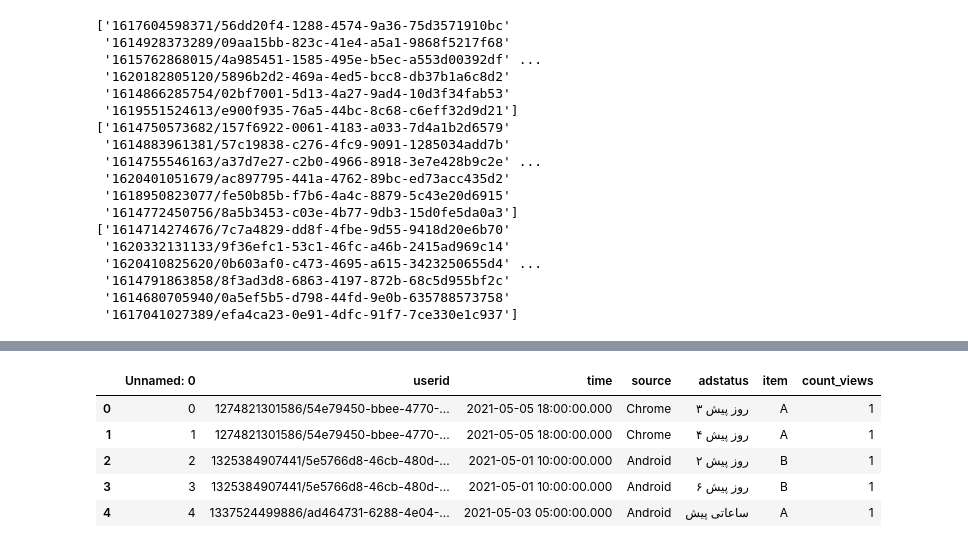
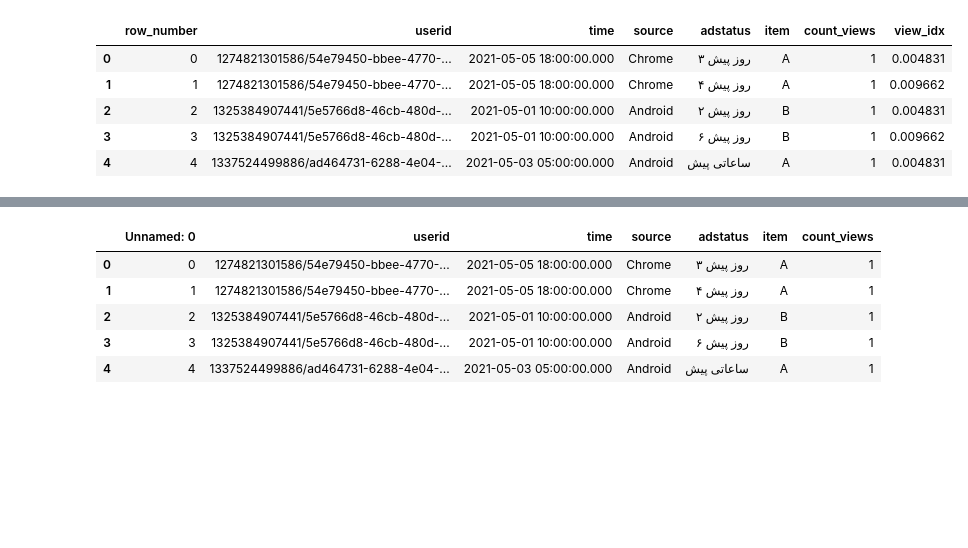
Before and after one commit to sasansharifipour/Spark_Class, a Jupyter notebook: train_sheypoor.ipynb, the cells around one changed output, grey strips where cells are left out. Drawn from its saved outputs; the diff is of its cells as text; code cells hidden in the pictures; blank space fills up the shorter version.

Commit message:
add split data

```diff
--- a/train_sheypoor.ipynb
+++ b/train_sheypoor.ipynb
@@ -26,10 +23,25 @@ Successfully installed category-encoders-2.2.2
 # %%
 import pandas as pd
+from sklearn import preprocessing
 
 data = pd.read_csv('data.csv')
 
 df = pd.DataFrame(data)
 df.rename( columns={'Unnamed: 0':'row_number'}, inplace=True )
+
+view_idx_title = 'view_idx'
+df[view_idx_title] = df.groupby('userid').cumcount() + 1
+max_value = max(df[view_idx_title].values)
+df[view_idx_title] = df[view_idx_title].values / max_value
+
+df.head()
+# %% [output]
+|  | row_number | userid | time | source | adstatus | item | count_views | view_idx |
+| 0 | 0 | 1274821301586/54e79450-bbee-4770-... | 2021-05-05 18:00:00.000 | Chrome | ۳ روز پیش | A | 1 | 0.004831 |
+| 1 | 1 | 1274821301586/54e79450-bbee-4770-... | 2021-05-05 18:00:00.000 | Chrome | ۴ روز پیش | A | 1 | 0.009662 |
+| 2 | 2 | 1325384907441/5e5766d8-46cb-480d-... | 2021-05-01 10:00:00.000 | Android | ۲ روز پیش | B | 1 | 0.004831 |
+| 3 | 3 | 1325384907441/5e5766d8-46cb-480d-... | 2021-05-01 10:00:00.000 | Android | ۶ روز پیش | B | 1 | 0.009662 |
+| 4 | 4 | 1337524499886/ad464731-6288-4e04-... | 2021-05-03 05:00:00.000 | Android | ساعاتی پیش | A | 1 | 0.004831 |
 # %%
 import pandas as pd
 import keras
@@ -114,23 +108 @@ class data_split():
-# %%
-spliter = data_split(m, 'userid', 80, 15, 15)
-spliter.select_data()
-# %% [output]
-['1617604598371/56dd20f4-1288-4574-9a36-75d3571910bc'
- '1614928373289/09aa15bb-823c-41e4-a5a1-9868f5217f68'
- '1615762868015/4a985451-1585-495e-b5ec-a553d00392df' ...
- '1620182805120/5896b2d2-469a-4ed5-bcc8-db37b1a6c8d2'
- '1614866285754/02bf7001-5d13-4a27-9ad4-10d3f34fab53'
- '1619551524613/e900f935-76a5-44bc-8c68-c6eff32d9d21']
-['1614750573682/157f6922-0061-4183-a033-7d4a1b2d6579'
- '1614883961381/57c19838-c276-4fc9-9091-1285034add7b'
- '1614755546163/a37d7e27-c2b0-4966-8918-3e7e428b9c2e' ...
- '1620401051679/ac897795-441a-4762-89bc-ed73acc435d2'
- '1618950823077/fe50b85b-f7b6-4a4c-8879-5c43e20d6915'
- '1614772450756/8a5b3453-c03e-4b77-9db3-15d0fe5da0a3']
-['1614714274676/7c7a4829-dd8f-4fbe-9d55-9418d20e6b70'
- '1620332131133/9f36efc1-53c1-46fc-a46b-2415ad969c14'
- '1620410825620/0b603af0-c473-4695-a615-3423250655d4' ...
- '1614791863858/8f3ad3d8-6863-4197-872b-68c5d955bf2c'
- '1614680705940/0a5ef5b5-d798-44fd-9e0b-635788573758'
- '1617041027389/efa4ca23-0e91-4dfc-91f7-7ce330e1c937']
 # %%
```
Also changed, not shown: parts of 10 cells of this notebook.
